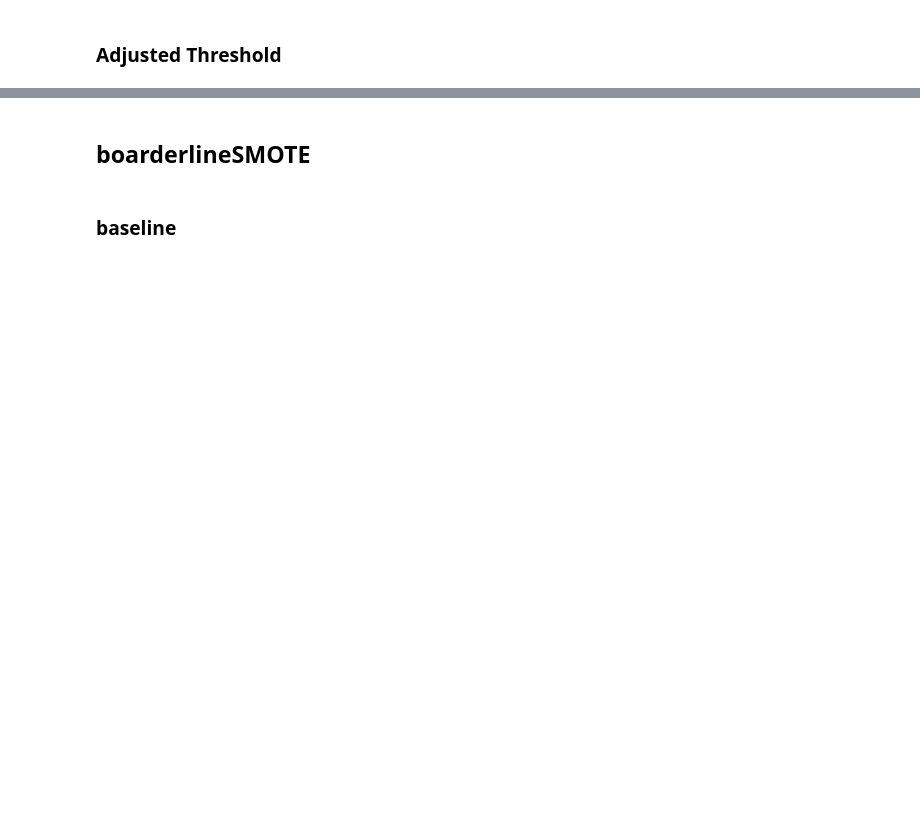
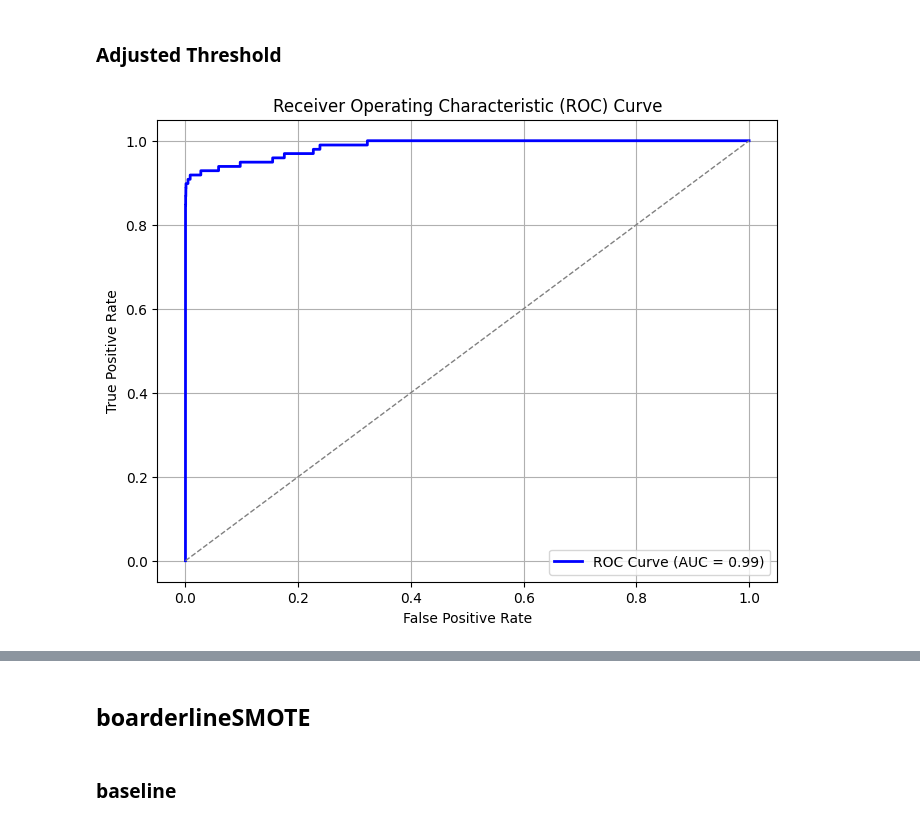
Before and after one commit to llapace/Fraud_Detection, a Jupyter notebook: XGB.ipynb, the cells around one changed output, grey strips where cells are left out. Saved outputs shown, nothing was run; the diff lists cells and outputs as text; code cells hidden in the pictures; blank space fills up the shorter version.

```diff
--- a/XGB.ipynb
+++ b/XGB.ipynb
@@ -321,26 +405,28 @@ print(confusion_matrix(y_test, y_pred))
 # %%
 from sklearn.metrics import roc_curve, roc_auc_score
 import matplotlib.pyplot as plt
 
 # Predict probabilities for the positive class (fraud)
-y_probs = model.predict_proba(X_test)[:, 1]
+y_probs = xgb.predict_proba(X_test)[:, 1]
 
 # Compute ROC curve
 fpr, tpr, thresholds = roc_curve(y_test, y_probs)
 
 # Compute AUC score
 auc_score = roc_auc_score(y_test, y_probs)
 
 # Plot ROC curve
 plt.figure(figsize=(8, 6))
 plt.plot(fpr, tpr, color='blue', lw=2, label=f'ROC Curve (AUC = {auc_score:.2f})')
 plt.plot([0, 1], [0, 1], color='gray', linestyle='--', lw=1)
 plt.xlabel('False Positive Rate')
 plt.ylabel('True Positive Rate')
 plt.title('Receiver Operating Characteristic (ROC) Curve')
 plt.legend(loc='lower right')
 plt.grid(True)
 plt.show()
+# %% [output]
+[figure, added]
 # %%
 # Initialize the KNN classifier
 # xgb = XGBClassifier(C=0.01, penalty="l2") # not used
```
Also changed, not shown: parts of 34 cells of this notebook.
